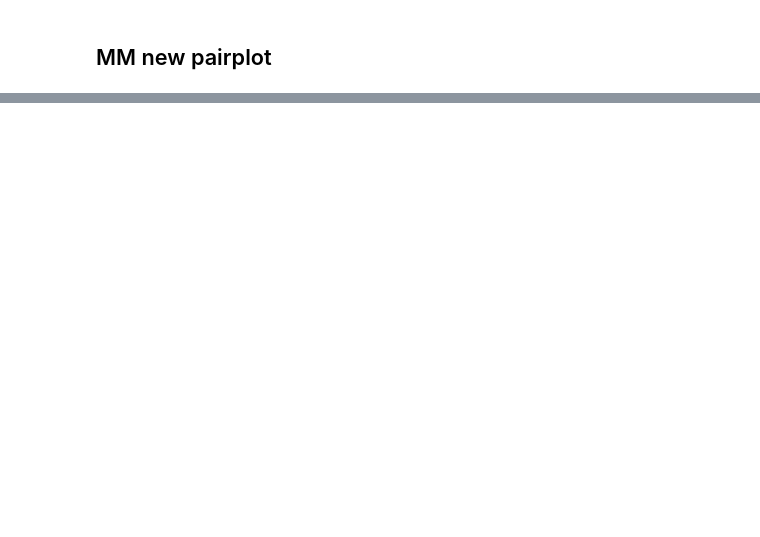
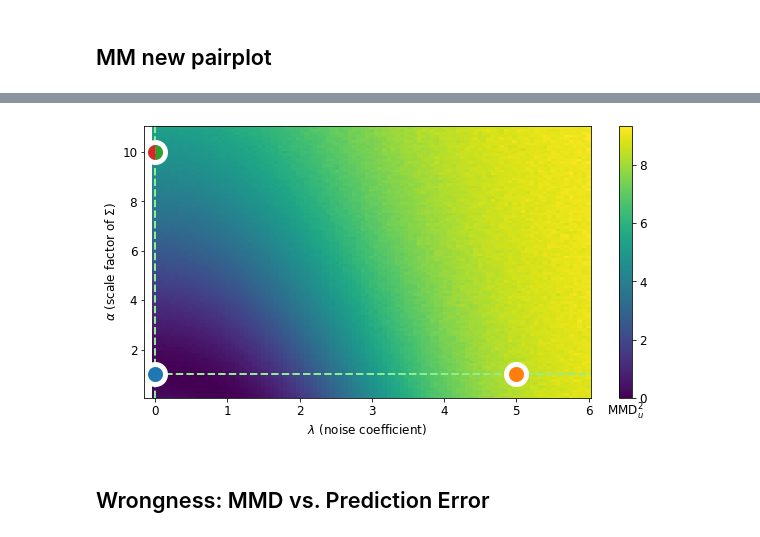
Before and after one commit to marvinschmitt/ModelMisspecificationBF, a Jupyter notebook: abf_mvn_means.ipynb, the cells around one changed output, grey strips where cells are left out. Cells and saved outputs as stored; diff of their text form; code cells hidden in the pictures; blank space fills up the shorter version.

```diff
--- a/abf_mvn_means.ipynb
+++ b/abf_mvn_means.ipynb
@@ -762,0 +766,7 @@ plt.savefig("plots/abf_mvn_means_pairplot_split.png")
+# %%
+n_alpha = 101
+n_lamda = 101
+alpha_list = np.linspace(0.1, 11.0, num = n_alpha)
+lamda_list = np.linspace(0.0, 6.0, num = n_lamda)
+
+alpha_grid, lamda_grid = np.meshgrid(alpha_list, lamda_list)
@@ -762,0 +796,38 @@ plt.savefig("plots/abf_mvn_means_pairplot_split.png")
+# %%
+from matplotlib.markers import MarkerStyle
+
+MMD = np.load(f"data/MMD_grid_experiments/MMD_MVN_S10_likelihood_noise.npy")
+plt.figure(figsize=(10, 5))
+plt.pcolor(lamda_list, alpha_list, MMD.T, shading="nearest")
+
+plt.xlabel(r"$\lambda$ (noise coefficient)")
+plt.ylabel(r"$\alpha$ (scale factor of $\Sigma$)")
+
+plt.axvline(x=0.0, linestyle="--", color="lightgreen", alpha=1.00, linewidth=2)
+plt.axhline(y=1.0, linestyle="--", color="lightgreen", alpha=1.00, linewidth=2)
+
+plt.plot(5, 1, linewidth=10, alpha=1.0,
+         marker="o", markersize=20, markeredgewidth=5.0, markeredgecolor="white", markerfacecolor = 'tab:orange'
+        )
+plt.plot(0, 1, linewidth=10, alpha=1.0,
+         marker="o", markersize=20, markeredgewidth=5.0, markeredgecolor="white", markerfacecolor = 'tab:blue'
+        )
+plt.plot(0, 10, linewidth=10, alpha=1.0,
+         marker=MarkerStyle("o", fillstyle="right"), markersize=20, markeredgewidth=0, markeredgecolor="white", markerfacecolor = 'tab:green'
+        )
+plt.plot(0, 10, linewidth=10, alpha=1.0,
+         marker=MarkerStyle("o", fillstyle="left"), markersize=20, markeredgewidth=0, markeredgecolor="white", markerfacecolor = 'tab:red'
+        )
+plt.plot(0, 10, linewidth=10, alpha=1.0,
+         marker=MarkerStyle("o", fillstyle="none"), markersize=20, markeredgewidth=5.0, markeredgecolor="white", markerfacecolor = 'darkviolet'
+        )
+plt.xlim(-0.15)
+
+cbar = plt.colorbar()
+cbar.ax.set_xlabel(r"MMD$^2_u$")
+
+plt.savefig(f"plots/abf_mvn_means_S10_mmd_likelihood_noise_MM.{FILEFORMAT}")
+# %% [output]
+[figure, added]
+# %% [markdown]
+## Wrongness: MMD vs. Prediction Error
```
Also changed, not shown: parts of 40 cells of this notebook, 2 other files.
